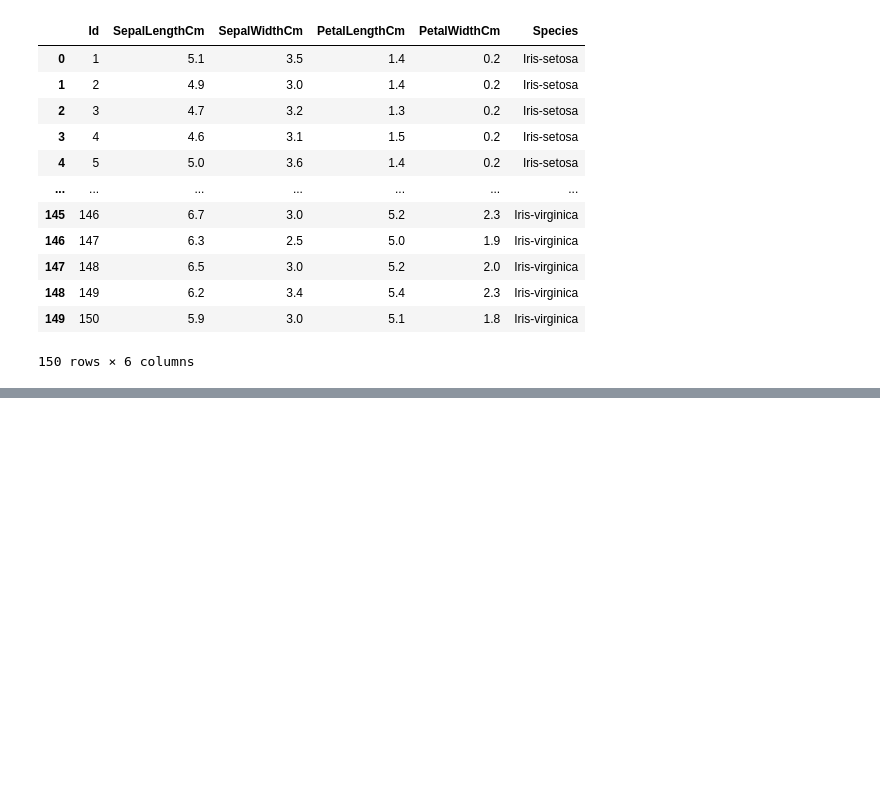
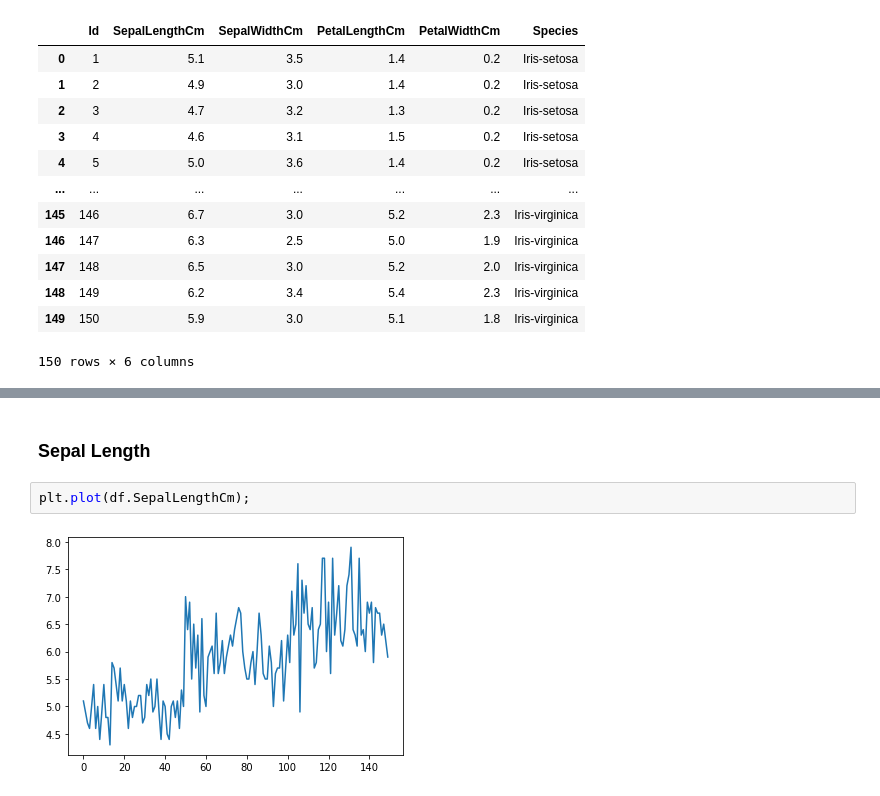
Before and after one commit to Crash-Bandicode/pandsProject2021, a Jupyter notebook: pandsProject2021.ipynb, the cells around one changed output, grey strips where cells are left out. Cells and saved outputs as stored; diff of their text form; blank space fills up the shorter version.

```diff
--- a/pandsProject2021.ipynb
+++ b/pandsProject2021.ipynb
@@ -54,0 +74,6 @@ sns.pairplot(df, hue='Species')
+# %% [markdown]
+### Sepal Length
+# %%
+plt.plot(df.SepalLengthCm);
+# %% [output]
+[figure, added]
```
Also changed, not shown: parts of 21 cells of this notebook, 1 other file.
